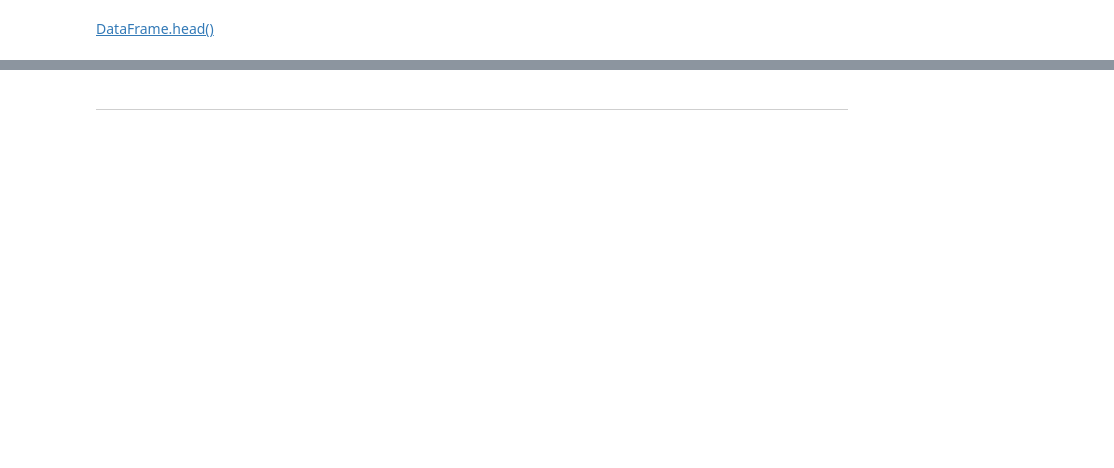
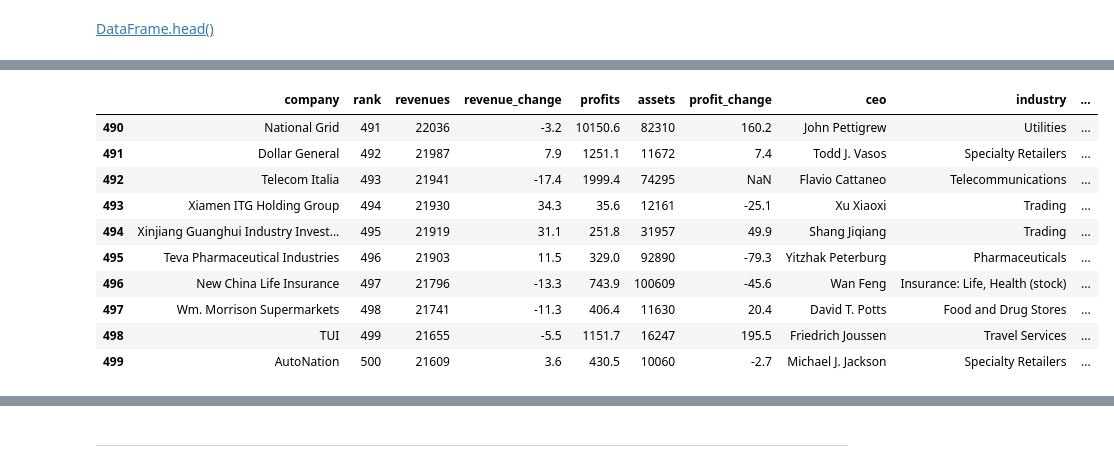
Before and after one commit to icta-tecaji/python-data-analysis-public, a Jupyter notebook: 03_Uvod_v_Pandas/03_Uvod_v_Pandas_CLEAN.ipynb, the cells around one changed output, grey strips where cells are left out. Cells and saved outputs as stored; diff of their text form; code cells hidden in the pictures; blank space fills up the shorter version.

```diff
--- a/03_Uvod_v_Pandas/03_Uvod_v_Pandas_CLEAN.ipynb
+++ b/03_Uvod_v_Pandas/03_Uvod_v_Pandas_CLEAN.ipynb
@@ -36,0 +222,14 @@ Stolpce katere bomo uporabljali so:
+# %%
+f500.tail(10)
+# %% [output]
+|  | company | rank | revenues | revenue_change | profits | assets | profit_change | ceo | industry | ... |
+| 490 | National Grid | 491 | 22036 | -3.2 | 10150.6 | 82310 | 160.2 | John Pettigrew | Utilities | ... |
+| 491 | Dollar General | 492 | 21987 | 7.9 | 1251.1 | 11672 | 7.4 | Todd J. Vasos | Specialty Retailers | ... |
+| 492 | Telecom Italia | 493 | 21941 | -17.4 | 1999.4 | 74295 | NaN | Flavio Cattaneo | Telecommunications | ... |
+| 493 | Xiamen ITG Holding Group | 494 | 21930 | 34.3 | 35.6 | 12161 | -25.1 | Xu Xiaoxi | Trading | ... |
+| 494 | Xinjiang Guanghui Industry Invest... | 495 | 21919 | 31.1 | 251.8 | 31957 | 49.9 | Shang Jiqiang | Trading | ... |
+| 495 | Teva Pharmaceutical Industries | 496 | 21903 | 11.5 | 329.0 | 92890 | -79.3 | Yitzhak Peterburg | Pharmaceuticals | ... |
+| 496 | New China Life Insurance | 497 | 21796 | -13.3 | 743.9 | 100609 | -45.6 | Wan Feng | Insurance: Life, Health (stock) | ... |
+| 497 | Wm. Morrison Supermarkets | 498 | 21741 | -11.3 | 406.4 | 11630 | 20.4 | David T. Potts | Food and Drug Stores | ... |
+| 498 | TUI | 499 | 21655 | -5.5 | 1151.7 | 16247 | 195.5 | Friedrich Joussen | Travel Services | ... |
+| 499 | AutoNation | 500 | 21609 | 3.6 | 430.5 | 10060 | -2.7 | Michael J. Jackson | Specialty Retailers | ... |
```
Also changed, not shown: parts of 44 cells of this notebook, 1 other file.
